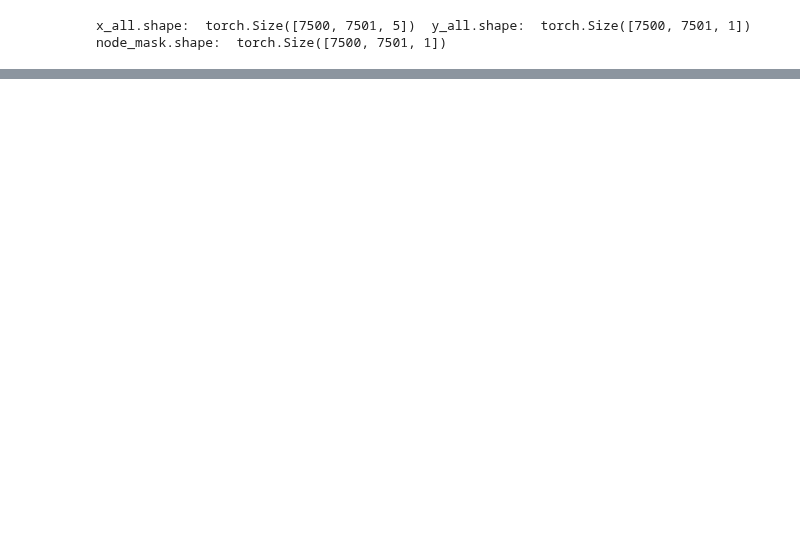
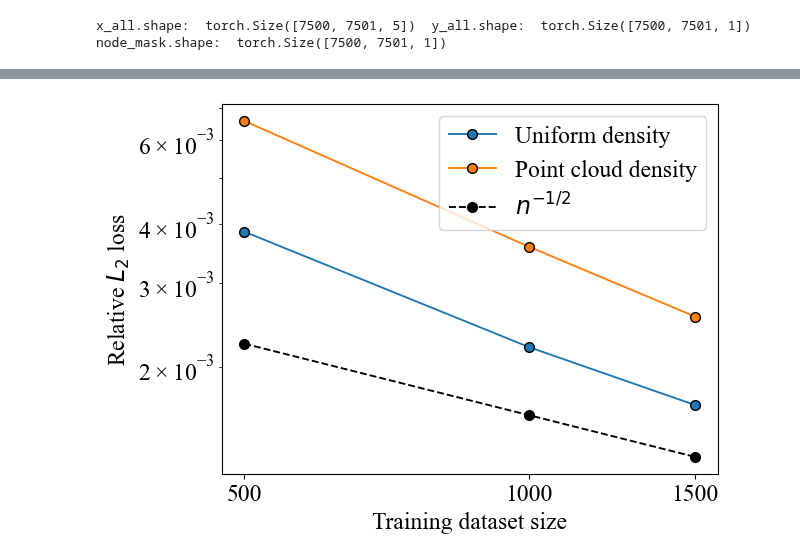
Before and after one commit to PKU-CMEGroup/NeuralOperator, a Jupyter notebook: scripts/adv_diff_bvp/test.ipynb, the cells around one changed output, grey strips where cells are left out. Cells and saved outputs as stored; diff of their text form; code cells hidden in the pictures; blank space fills up the shorter version.

```diff
--- a/scripts/adv_diff_bvp/test.ipynb
+++ b/scripts/adv_diff_bvp/test.ipynb
@@ -15,7 +15,7 @@ from utility.normalizer import UnitGaussianNormalizer
 from pcno.geo_utility import compute_edge_gradient_weights
 # %%
 
-equal_weights = True
+equal_weights = False
 data_path = "../../data/adv_diff_bvp/"
 data = np.load(data_path+"pcno_data.npz")
 nnodes, node_mask, nodes = data["nnodes"], data["node_mask"], data["nodes"]
@@ -47,8 +47,8 @@ print('x_all.shape: ',x_all.shape,' y_all.shape: ',y_all.shape , 'node_mask.shap
 all_tuple = (x_all,y_all,node_mask,nodes,node_weights,directed_edges,edge_gradient_weights)
 
 
-normalization_x = True
-normalization_y = True
+normalization_x = False
+normalization_y = False
 normalization_dim_x = []
 normalization_dim_y = []
 non_normalized_dim_x = 2
@@ -461,0 +393,67 @@ plot_trendency(data_loaded, plot_equal_weights,plot_loss_types , plot_train_type
+# %%
+import numpy as np
+import matplotlib.pyplot as plt
+import torch
+import torch.nn as nn
+import torch.nn.functional as F
+import sys
+import os
+import matplotlib.tri as mtri
+import matplotlib as mpl
+
+import json
+from itertools import product
+mpl.rcParams['font.family'] = 'Times New Roman'
+mpl.rcParams['font.size'] = 17
+
+with open('test_result/data_nonormalizer.json', 'r') as f:
+    data = json.load(f)
+
+
+plot_equal_weights = ['False','True']   # 'False','True'
+plot_train_distributions = ['mixed']   # 'mixed', 'uniform', 'exponential', 'linear'
+plot_train_sp_Ls = ['independently']  # 'False', 'together', 'independently'
+plot_test_types = ['mixed']  # 'mixed', 'uniform', 'exponential', 'linear'
+plot_all_lists = [plot_equal_weights, plot_train_distributions, plot_train_sp_Ls, plot_test_types]
+
+
+x = np.log(np.array([500,1000,1500]))
+
+line_styles = ['-', '-', '--']
+marker_styles = ['o', 'o', 'o']
+marker_sizes = [7, 7, 7]
+
+line_colors = ['C0', 'C1', 'black']
+marker_face_colors = line_colors
+
+marker_edge_colors = ['black'] * 3
+line_widths = [1.35, 1.35, 1.35]
+line_label = ['Uniform density', 'Point cloud density',r'$n^{-1/2}$']
+
+
+
+for i,types in enumerate(product(*plot_all_lists)):
+
+    equalweight,train_type,train_sp_L,test_type = types
+    loss500 = [data[equalweight]['average']['500'][train_type][train_sp_L][test_type]]
+    loss1000 = [data[equalweight]['average']['1000'][train_type][train_sp_L][test_type]]
+    loss1500 = [data[equalweight]['average']['1500'][train_type][train_sp_L][test_type]]
+    plt.semilogy(x, [loss500, loss1000, loss1500], label = line_label[i], linestyle=line_styles[i], marker=marker_styles[i],
+             markersize=marker_sizes[i], markerfacecolor=marker_face_colors[i],
+             markeredgecolor=marker_edge_colors[i], color=line_colors[i], linewidth=line_widths[i])
+i = -1
+loss_ref = np.array([1/np.sqrt(500), 1/np.sqrt(1000),1/np.sqrt(1500)]) / 20
+plt.semilogy(x,loss_ref,
+             label = line_label[i], linestyle=line_styles[i], marker=marker_styles[i],
+             markersize=marker_sizes[i], markerfacecolor=marker_face_colors[i],
+             markeredgecolor=marker_edge_colors[i], color=line_colors[i], linewidth=line_widths[i])
+
+plt.legend(loc='best')
+
+# 添加标题和标签
+plt.xticks(x,labels = ['500','1000','1500'])
+plt.xlabel('Training dataset size')
+plt.ylabel('Relative $L_2$ loss')
+plt.savefig(f"figure_final/equal_weight.png", format="png", dpi=512, bbox_inches="tight")
+# %% [output]
+[figure, added]
```
Also changed, not shown: parts of 8 cells of this notebook, 24 other files.
